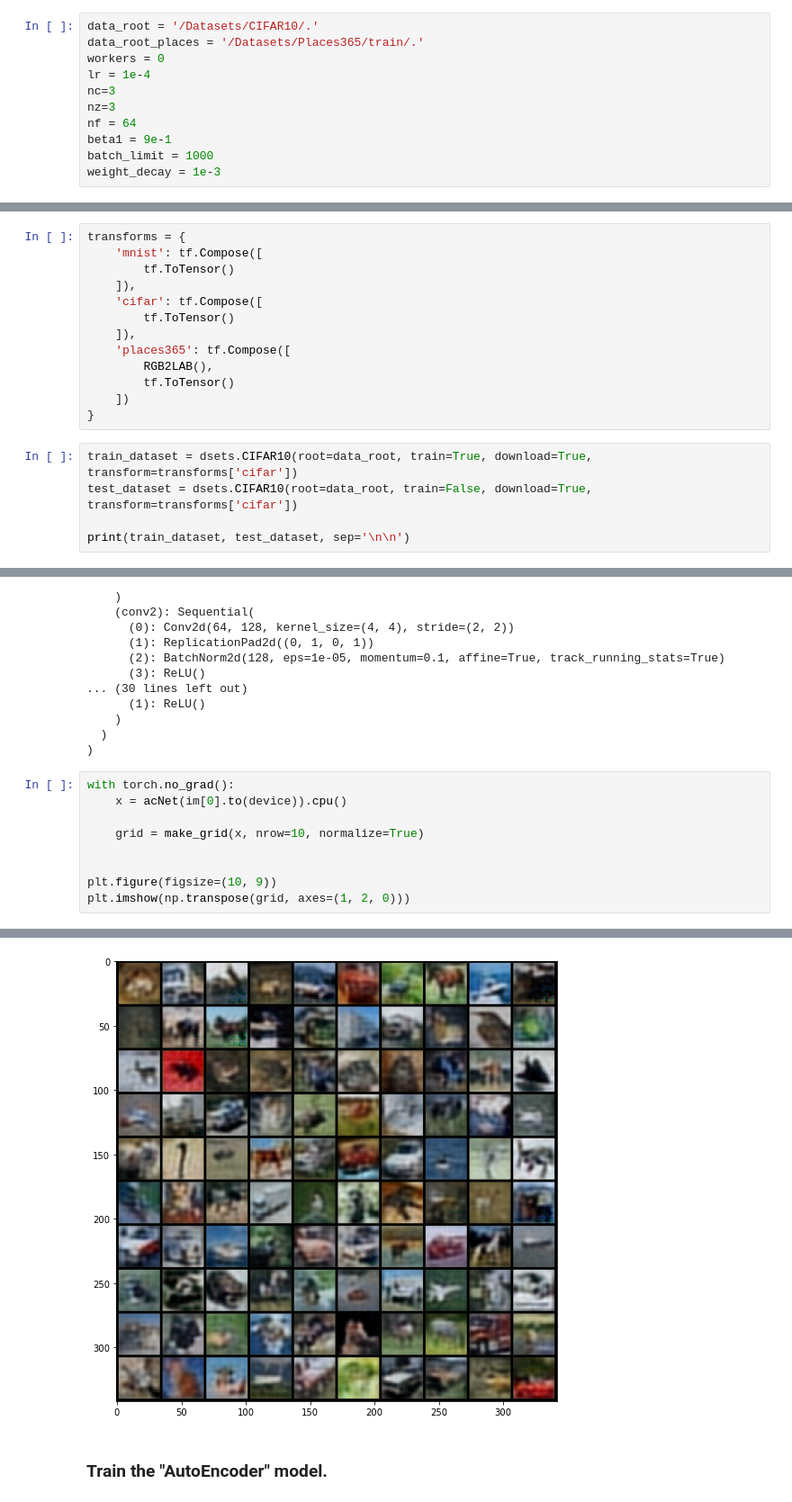
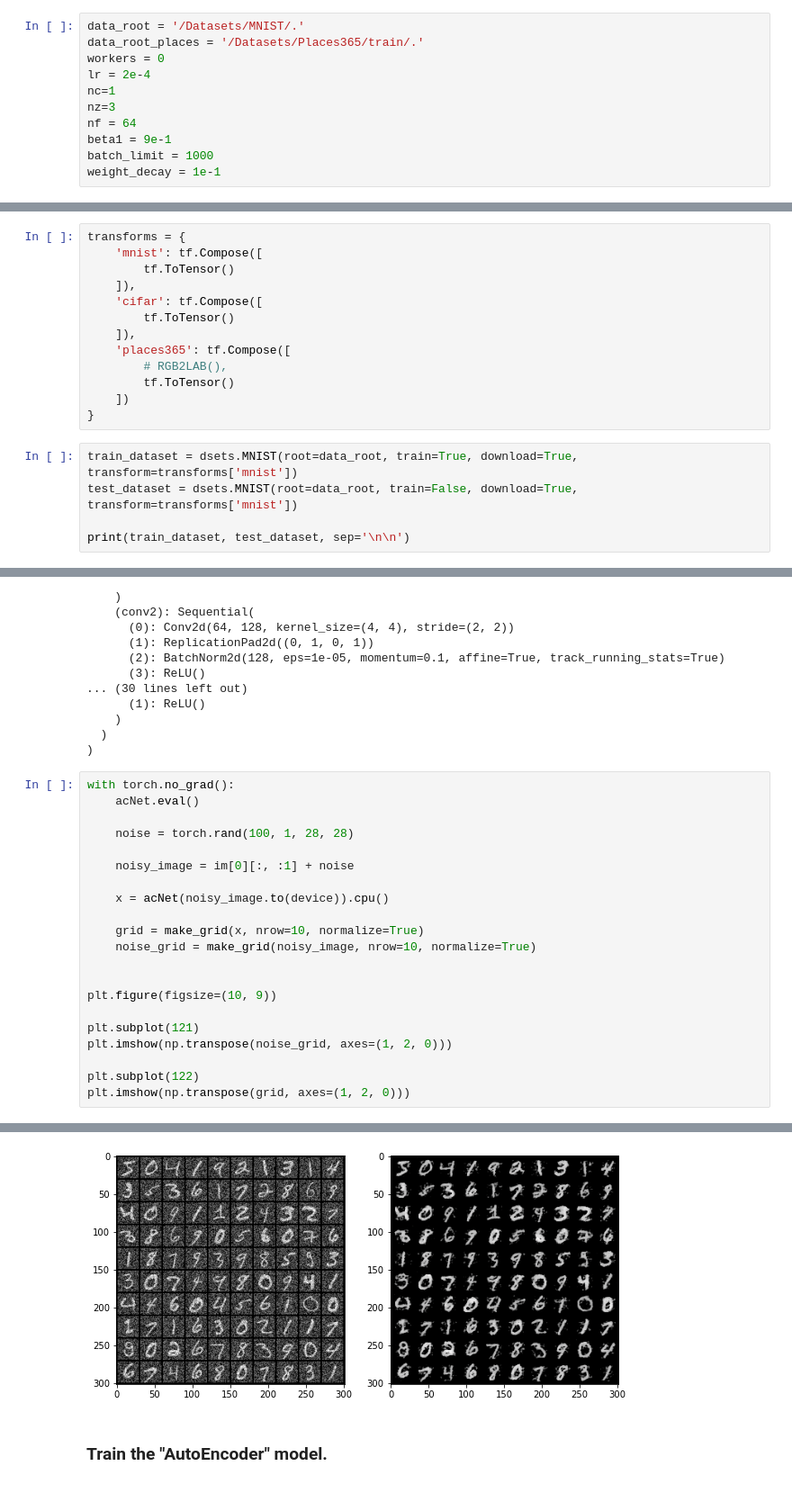
Before and after one commit to sachithdickwella/pytorch-tute, a Jupyter notebook: src/encoders/autoencoders_fashionmnist.ipynb, the cells around one changed output, grey strips where cells are left out. Shown at 90% size. Drawn from its saved outputs; the diff is of its cells as text.

Commit message:
Autoencoders with MNIST - Noisy

```diff
--- a/src/encoders/autoencoders_fashionmnist.ipynb
+++ b/src/encoders/autoencoders_fashionmnist.ipynb
@@ -12,16 +12,16 @@ from torchvision import datasets as dsets, transforms as tf
 from torchvision.utils import make_grid
 from collections import OrderedDict
 # %%
-data_root = '/Datasets/CIFAR10/.'
+data_root = '/Datasets/MNIST/.'
 data_root_places = '/Datasets/Places365/train/.'
 workers = 0
-lr = 1e-4
-nc=3
+lr = 2e-4
+nc=1
 nz=3
 nf = 64
 beta1 = 9e-1
 batch_limit = 1000
-weight_decay = 1e-3
+weight_decay = 1e-1
 # %%
 is_cuda = torch.cuda.is_available()
 device = torch.device('cuda:0' if is_cuda else 'cpu')
@@ -63,13 +63,13 @@ transforms = {
         tf.ToTensor()
     ]),
     'places365': tf.Compose([
-        RGB2LAB(),
+        # RGB2LAB(),
         tf.ToTensor()
     ])
 }
 # %%
-train_dataset = dsets.CIFAR10(root=data_root, train=True, download=True, transform=transforms['cifar'])
-test_dataset = dsets.CIFAR10(root=data_root, train=False, download=True, transform=transforms['cifar'])
+train_dataset = dsets.MNIST(root=data_root, train=True, download=True, transform=transforms['mnist'])
+test_dataset = dsets.MNIST(root=data_root, train=False, download=True, transform=transforms['mnist'])
 
 print(train_dataset, test_dataset, sep='\n\n')
 # %% [output]
@@ -264,16 +280,28 @@ AutoEncoderCIFAR(
 )
 # %%
 with torch.no_grad():
-    x = acNet(im[0].to(device)).cpu()
+    acNet.eval()
+
+    noise = torch.rand(100, 1, 28, 28)
+
+    noisy_image = im[0][:, :1] + noise
+
+    x = acNet(noisy_image.to(device)).cpu()
 
     grid = make_grid(x, nrow=10, normalize=True)
+    noise_grid = make_grid(noisy_image, nrow=10, normalize=True)
 
 
 plt.figure(figsize=(10, 9))
+
+plt.subplot(121)
+plt.imshow(np.transpose(noise_grid, axes=(1, 2, 0)))
+
+plt.subplot(122)
 plt.imshow(np.transpose(grid, axes=(1, 2, 0)))
 # %% [output]
 <matplotlib.image.AxesImage at 0x...>
-[figure, old version]
+[figure, new version]
 # %% [markdown]
 ### Train the "AutoEncoder" model.
 # %%
```
Also changed, not shown: parts of 12 cells of this notebook.
